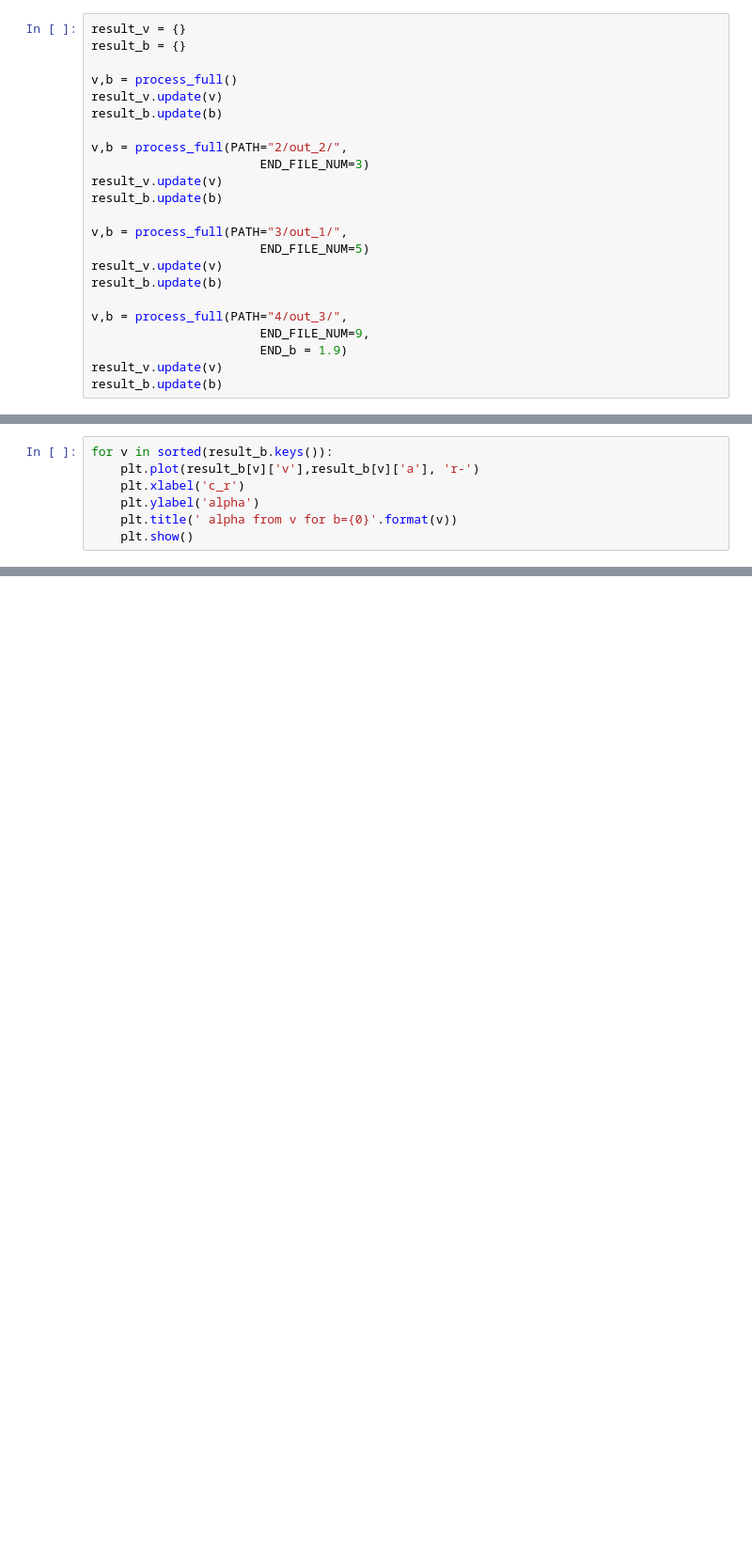
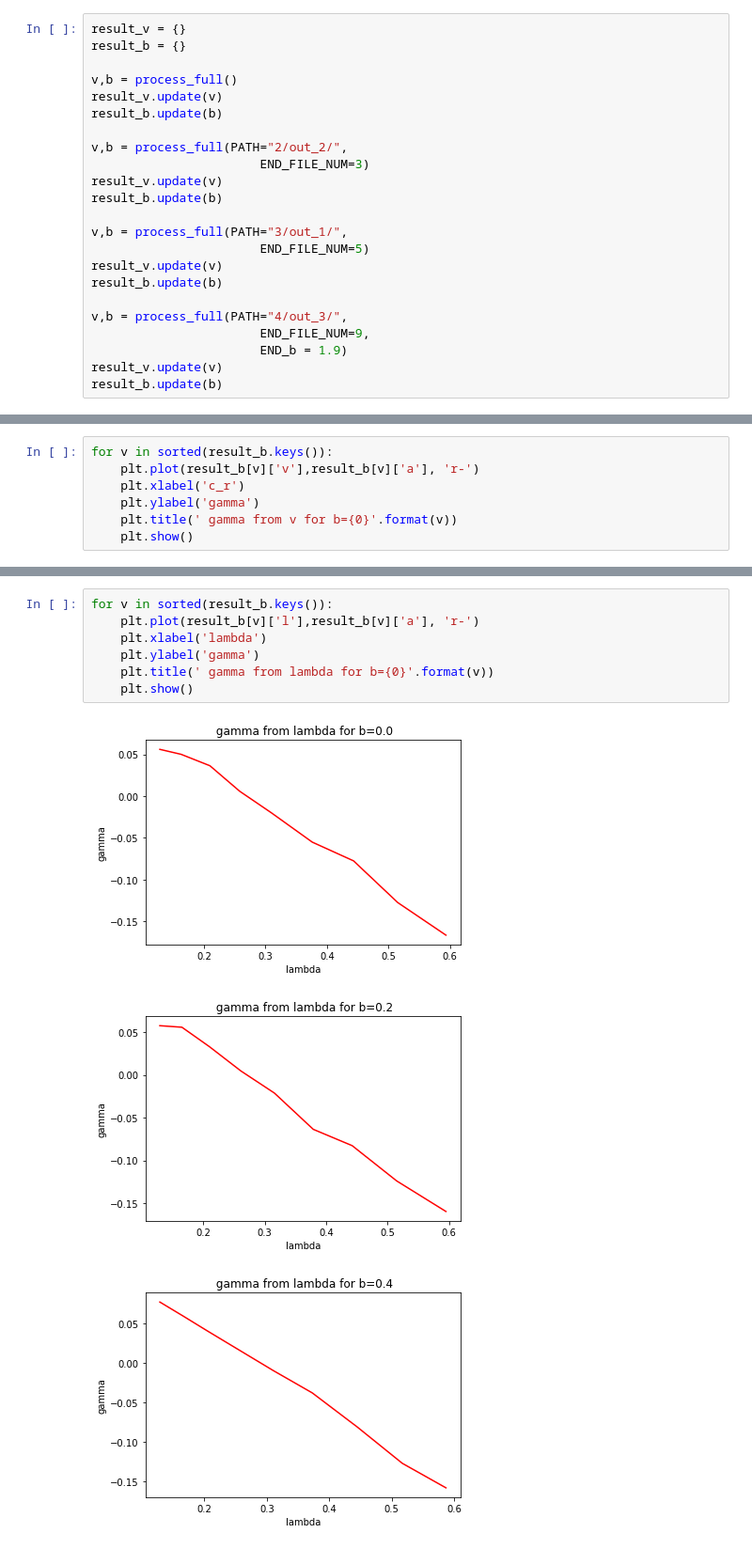
Before and after one commit to VitaliyRakitin/Diploma, a Jupyter notebook: alpha.ipynb, the cells around one changed output, grey strips where cells are left out. Shown at 94% size. Saved outputs shown, nothing was run; the diff lists cells and outputs as text; blank space fills up the shorter version.

```diff
--- a/alpha.ipynb
+++ b/alpha.ipynb
@@ -174,7 +179,7 @@ for v in result_v:
 for v in sorted(result_b.keys()):
     plt.plot(result_b[v]['v'],result_b[v]['a'], 'r-')
     plt.xlabel('c_r')
-    plt.ylabel('alpha')
-    plt.title(' alpha from v for b={0}'.format(v))
+    plt.ylabel('gamma')
+    plt.title(' gamma from v for b={0}'.format(v))
     plt.show()
 # %% [output]
@@ -191,0 +199,11 @@ for v in sorted(result_b.keys()):
+# %%
+for v in sorted(result_b.keys()):
+    plt.plot(result_b[v]['l'],result_b[v]['a'], 'r-')
+    plt.xlabel('lambda')
+    plt.ylabel('gamma')
+    plt.title(' gamma from lambda for b={0}'.format(v))
+    plt.show()
+# %% [output]
+[figure, added]
+[figure, added]
+[figure, added]
```
Also changed, not shown: parts of 12 cells of this notebook, 1 other file.
